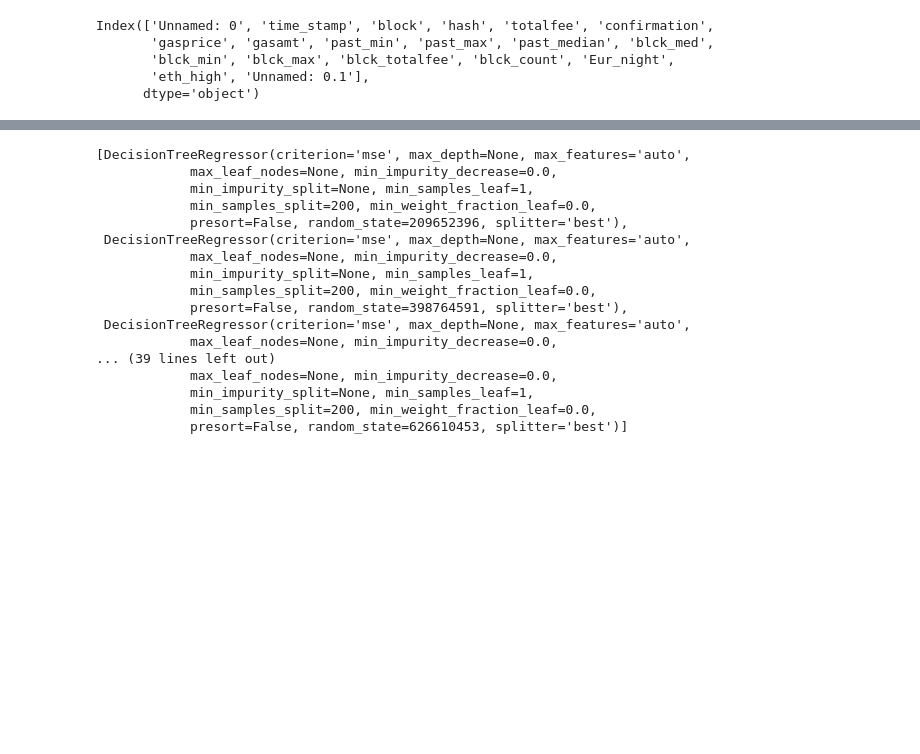
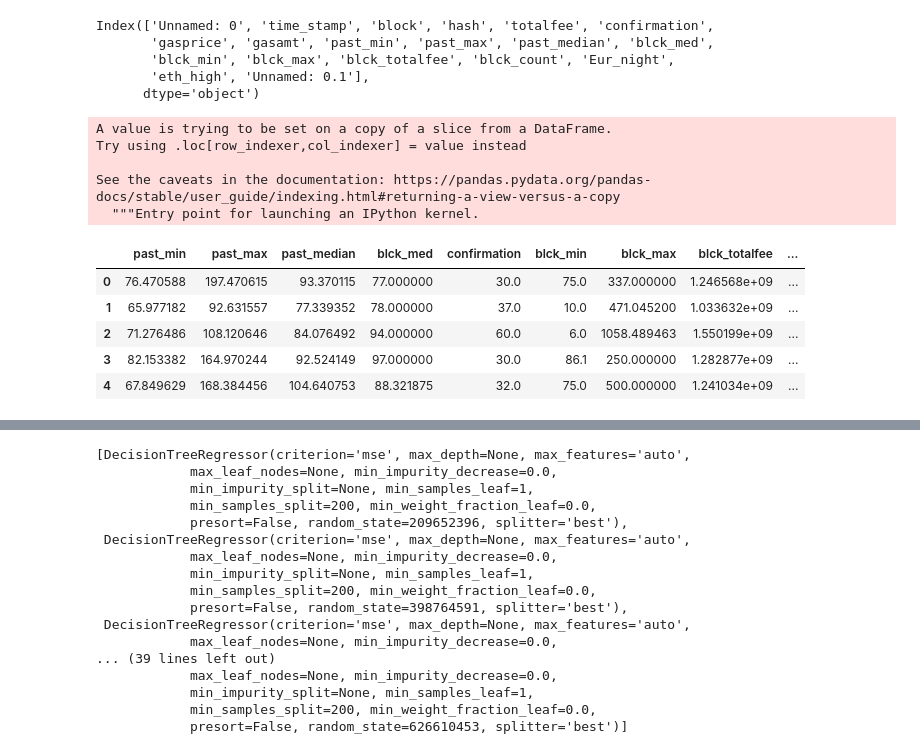
Before and after one commit to str42/CAMCOS, a Jupyter notebook: ntseries_decision_regression.ipynb, the cells around one changed output, grey strips where cells are left out. Saved outputs shown, nothing was run; the diff lists cells and outputs as text; code cells hidden in the pictures; blank space fills up the shorter version.

```diff
--- a/ntseries_decision_regression.ipynb
+++ b/ntseries_decision_regression.ipynb
@@ -68,3 +73,20 @@ X = df_totalfee[['past_min', 'past_max', 'past_median', 'blck_med',
                           'confirmation','blck_min', 'blck_max', 'blck_totalfee',
                           'blck_count', 'Eur_night','eth_high']]
 Y = df_totalfee[['totalfee']]
+# %%
+X['Eur_night'] = X['Eur_night'].astype('object')
+# %% [output]
+A value is trying to be set on a copy of a slice from a DataFrame.
+Try using .loc[row_indexer,col_indexer] = value instead
+
+See the caveats in the documentation: https://pandas.pydata.org/pandas-docs/stable/user_guide/indexing.html#returning-a-view-versus-a-copy
+  """Entry point for launching an IPython kernel.
+# %%
+X.head()
+# %% [output]
+|  | past_min | past_max | past_median | blck_med | confirmation | blck_min | blck_max | blck_totalfee | ... |
+| 0 | 76.470588 | 197.470615 | 93.370115 | 77.000000 | 30.0 | 75.0 | 337.000000 | 1.246568e+09 | ... |
+| 1 | 65.977182 | 92.631557 | 77.339352 | 78.000000 | 37.0 | 10.0 | 471.045200 | 1.033632e+09 | ... |
+| 2 | 71.276486 | 108.120646 | 84.076492 | 94.000000 | 60.0 | 6.0 | 1058.489463 | 1.550199e+09 | ... |
+| 3 | 82.153382 | 164.970244 | 92.524149 | 97.000000 | 30.0 | 86.1 | 250.000000 | 1.282877e+09 | ... |
+| 4 | 67.849629 | 168.384456 | 104.640753 | 88.321875 | 32.0 | 75.0 | 500.000000 | 1.241034e+09 | ... |
```
Also changed, not shown: parts of 14 cells of this notebook.
